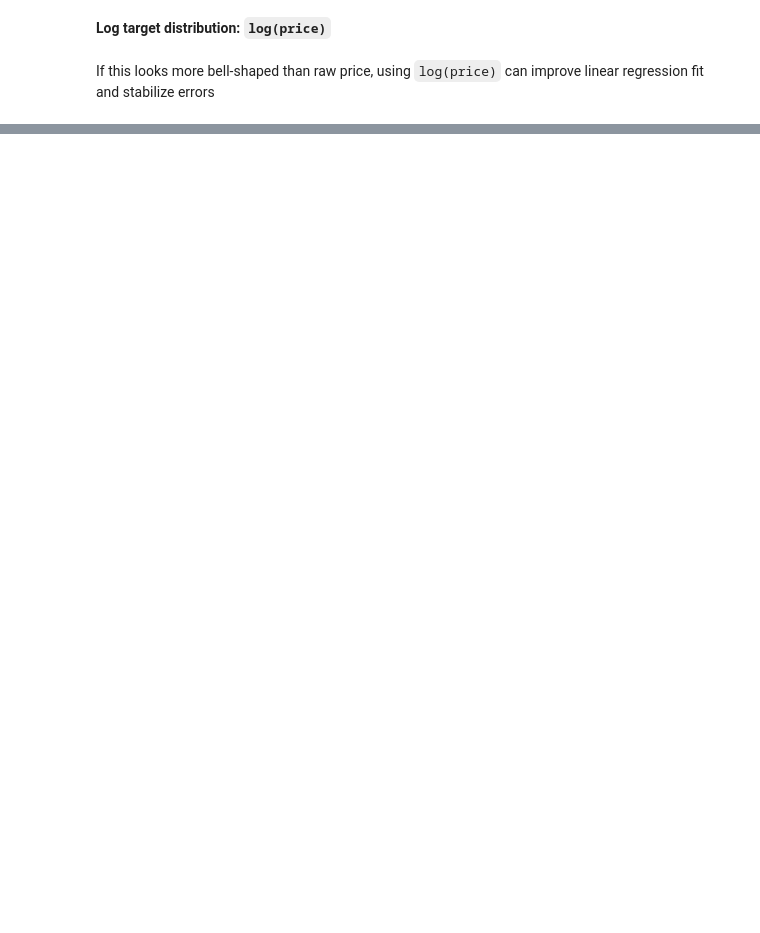
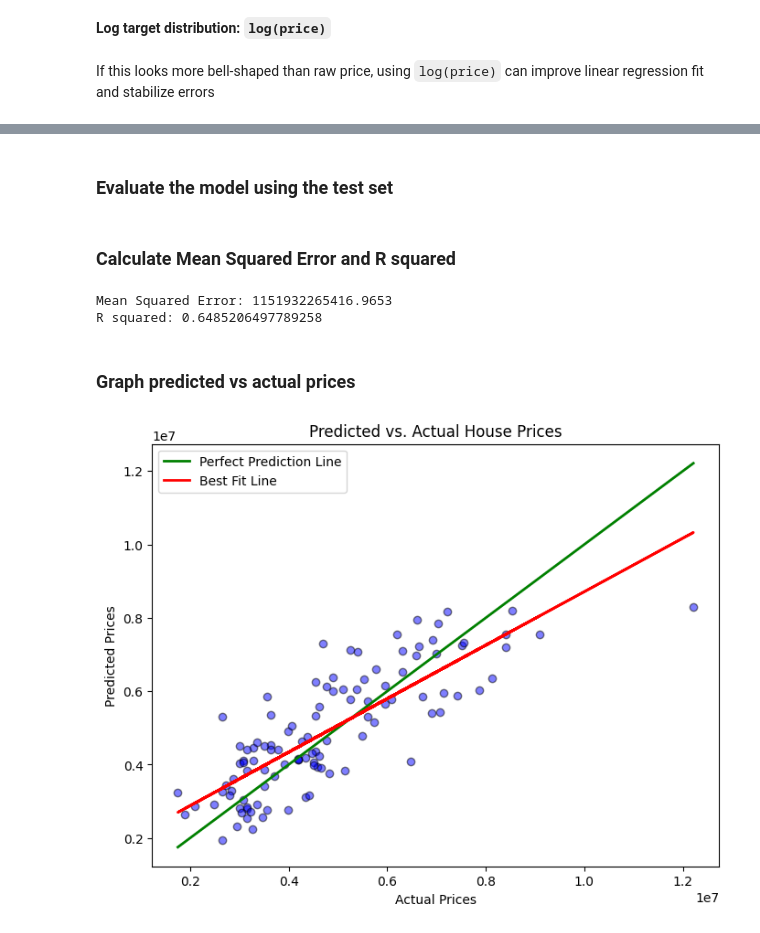
Before and after one commit to 0SRAF0/assn-w06, a Jupyter notebook: HousePrices.ipynb, the cells around one changed output, grey strips where cells are left out. Drawn from its saved outputs; the diff is of its cells as text; code cells hidden in the pictures; blank space fills up the shorter version.

Commit message:
add linear regression model, mse, r^2, analysis

```diff
--- a/HousePrices.ipynb
+++ b/HousePrices.ipynb
@@ -83,0 +91,8 @@ plt.show()
+# %%
+X = df.drop("price", axis=1)
+y = df["price"]
+
+X = pd.get_dummies(X, drop_first=True)
+X = X.fillna(X.mean())
+
+X_train, X_test, y_train, y_test = train_test_split(X, y, test_size=0.2)
@@ -83,0 +101,3 @@ plt.show()
+# %%
+model = LinearRegression()
+model.fit(X_train, y_train)
@@ -83,0 +108,41 @@ plt.show()
+# %% [markdown]
+### Evaluate the model using the test set
+# %%
+y_pred = model.predict(X_test)
+# %% [markdown]
+### Calculate Mean Squared Error and R squared
+# %%
+mse = mean_squared_error(y_test, y_pred)
+r2 = r2_score(y_test, y_pred)
+
+print(f"Mean Squared Error: {mse}")
+print(f"R squared: {r2}")
+# %% [output]
+Mean Squared Error: 1151932265416.9653
+R squared: 0.6485206497789258
+# %% [markdown]
+### Graph predicted vs actual prices
+# %%
+plt.figure(figsize=(8, 6))
+plt.scatter(y_test, y_pred, alpha=0.5, color="blue", edgecolors="k")
+
+#line if model was perfect
+plt.plot([y_test.min(), y_test.max()],
+         [y_test.min(), y_test.max()],
+         color="green", linewidth=2, label="Perfect Prediction Line")
+
+# line of best fit
+reg_line = LinearRegression()
+reg_line.fit(y_test.values.reshape(-1, 1), y_pred)
+
+y_fit = reg_line.predict(y_test.values.reshape(-1, 1))
+
+plt.plot(y_test, y_fit, color="red", linewidth=2, label="Best Fit Line")
+
+plt.xlabel("Actual Prices")
+plt.ylabel("Predicted Prices")
+plt.title("Predicted vs. Actual House Prices")
+plt.legend()
+plt.show()
+# %% [output]
+[figure, added]
```
Also changed, not shown: parts of 8 cells of this notebook.
